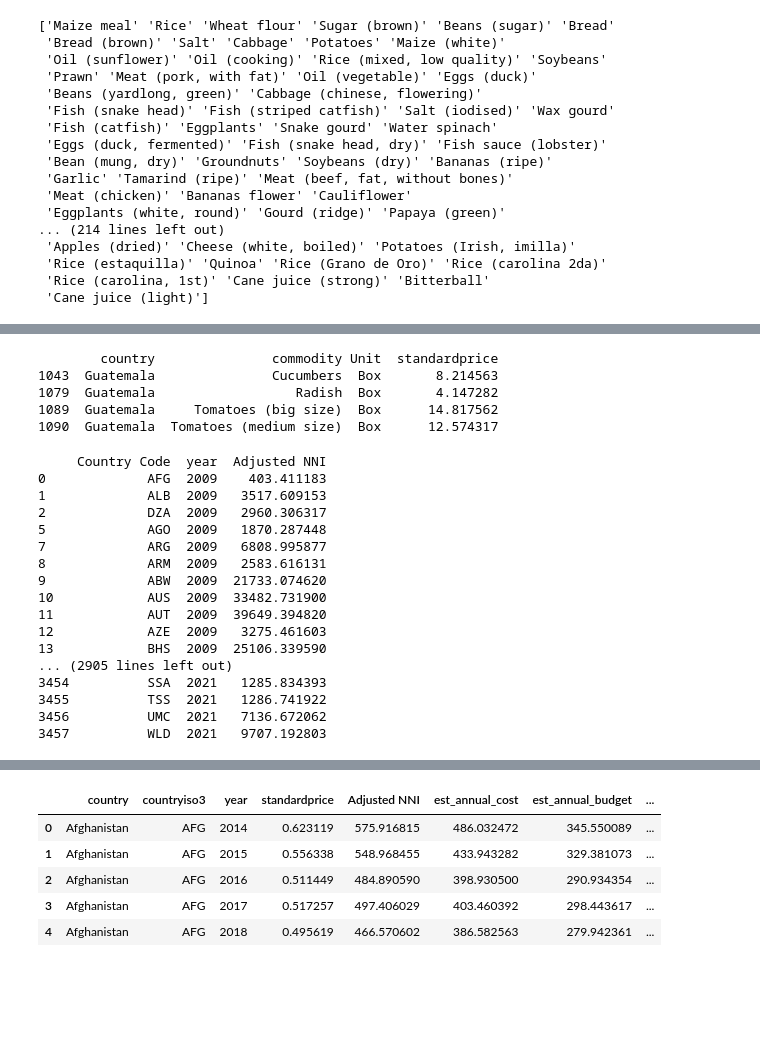
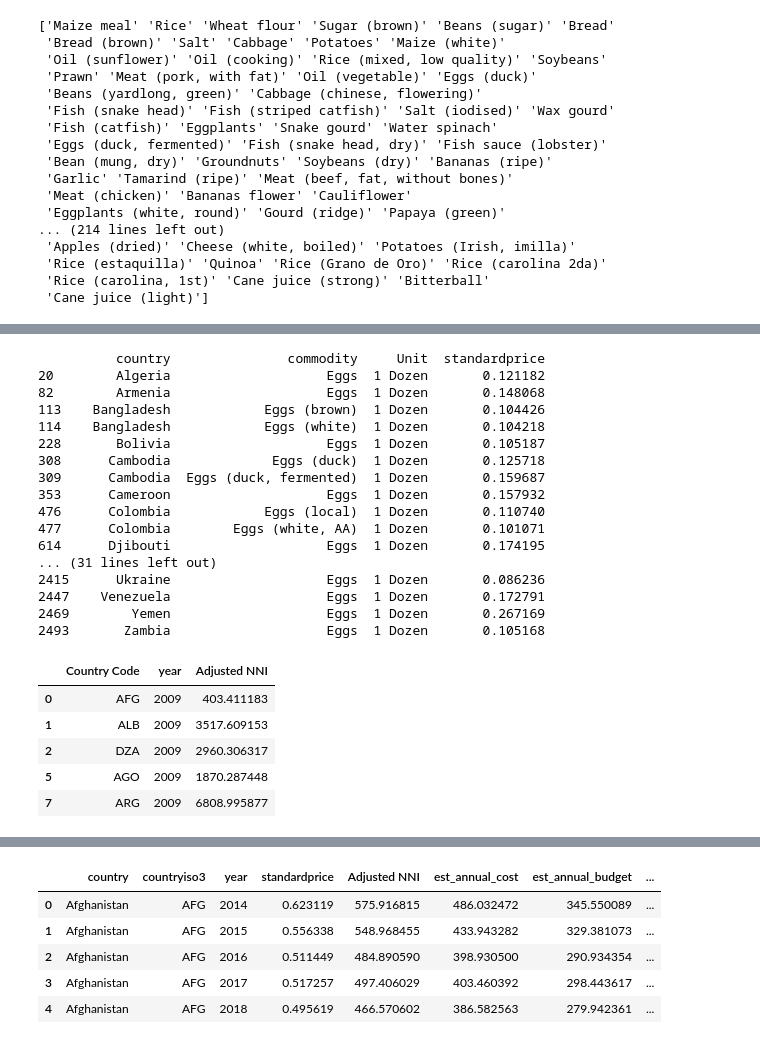
Before and after one commit to jenny-chung301/food_security, a Jupyter notebook: reports/affordability_index.ipynb, the cells around one changed output, grey strips where cells are left out. Cells and saved outputs as stored; diff of their text form; code cells hidden in the pictures; blank space fills up the shorter version.

```diff
--- a/reports/affordability_index.ipynb
+++ b/reports/affordability_index.ipynb
@@ -46,58 +45,59 @@ print(df['Unit'].unique())
 # %%
 pd.set_option('display.max_rows', None)
 commodity_units = df.groupby(['country', 'commodity', 'Unit'])['standardprice'].mean().reset_index()
-print(commodity_units[commodity_units['Unit'] == 'Box'])
+print(commodity_units[commodity_units['Unit'] == '1 Dozen'])
 # %% [output]
-        country               commodity Unit  standardprice
-1043  Guatemala               Cucumbers  Box       8.214563
-1079  Guatemala                  Radish  Box       4.147282
-1089  Guatemala     Tomatoes (big size)  Box      14.817562
-1090  Guatemala  Tomatoes (medium size)  Box      12.574317
+          country               commodity     Unit  standardprice
+20        Algeria                    Eggs  1 Dozen       0.121182
+82        Armenia                    Eggs  1 Dozen       0.148068
+113    Bangladesh            Eggs (brown)  1 Dozen       0.104426
+114    Bangladesh            Eggs (white)  1 Dozen       0.104218
+228       Bolivia                    Eggs  1 Dozen       0.105187
+308      Cambodia             Eggs (duck)  1 Dozen       0.125718
+309      Cambodia  Eggs (duck, fermented)  1 Dozen       0.159687
+353      Cameroon                    Eggs  1 Dozen       0.157932
+476      Colombia            Eggs (local)  1 Dozen       0.110740
+477      Colombia        Eggs (white, AA)  1 Dozen       0.101071
+614      Djibouti                    Eggs  1 Dozen       0.174195
+... (31 lines left out)
+2415      Ukraine                    Eggs  1 Dozen       0.086236
+2447    Venezuela                    Eggs  1 Dozen       0.172791
+2469        Yemen                    Eggs  1 Dozen       0.267169
+2493       Zambia                    Eggs  1 Dozen       0.105168
 # %%
 # get adjusted national income per capita (USD) per country and year
 nni = pd.read_csv('../data/raw/adjusted_net_national_income.csv')
 
 # drop non-year columns
 year_cols = [col for col in nni.columns if "[YR" in col] + ["Country Code"]
 nni_filtered = nni[year_cols]
 
 # melt the filtered DataFrame
 nni_long = nni_filtered.melt(
     id_vars=["Country Code"],
     var_name="year",
     value_name="Adjusted NNI"
 )
 
 # clean up the 'year' column
 nni_long['year'] = nni_long['year'].str.extract(r'(\d{4})')
 nni_long['year'] = nni_long['year'].astype(int)
 
 # drop rows where there's no NNI for that year
 nni_long['Adjusted NNI'] = nni_long['Adjusted NNI'].replace('..', pd.NA)
 nni_long = nni_long.dropna(subset=['Adjusted NNI'])
 
 # change type
 nni_long['Adjusted NNI'] = nni_long['Adjusted NNI'].astype(float)
 
-print(nni_long)
+nni_long.head()
 # %% [output]
-     Country Code  year  Adjusted NNI
-0             AFG  2009    403.411183
-1             ALB  2009   3517.609153
-2             DZA  2009   2960.306317
-5             AGO  2009   1870.287448
-7             ARG  2009   6808.995877
-8             ARM  2009   2583.616131
-9             ABW  2009  21733.074620
-10            AUS  2009  33482.731900
-11            AUT  2009  39649.394820
-12            AZE  2009   3275.461603
-13            BHS  2009  25106.339590
-... (2905 lines left out)
-3454          SSA  2021   1285.834393
-3455          TSS  2021   1286.741922
-3456          UMC  2021   7136.672062
-3457          WLD  2021   9707.192803
+|  | Country Code | year | Adjusted NNI |
+| 0 | AFG | 2009 | 403.411183 |
+| 1 | ALB | 2009 | 3517.609153 |
+| 2 | DZA | 2009 | 2960.306317 |
+| 5 | AGO | 2009 | 1870.287448 |
+| 7 | ARG | 2009 | 6808.995877 |
 # %%
 # calculate average standard price per country and year
 avg_price = df.groupby(['country', 'countryiso3', 'year'])['standardprice'].mean().reset_index()
```
Also changed, not shown: parts of 7 cells of this notebook, 1 other file.
